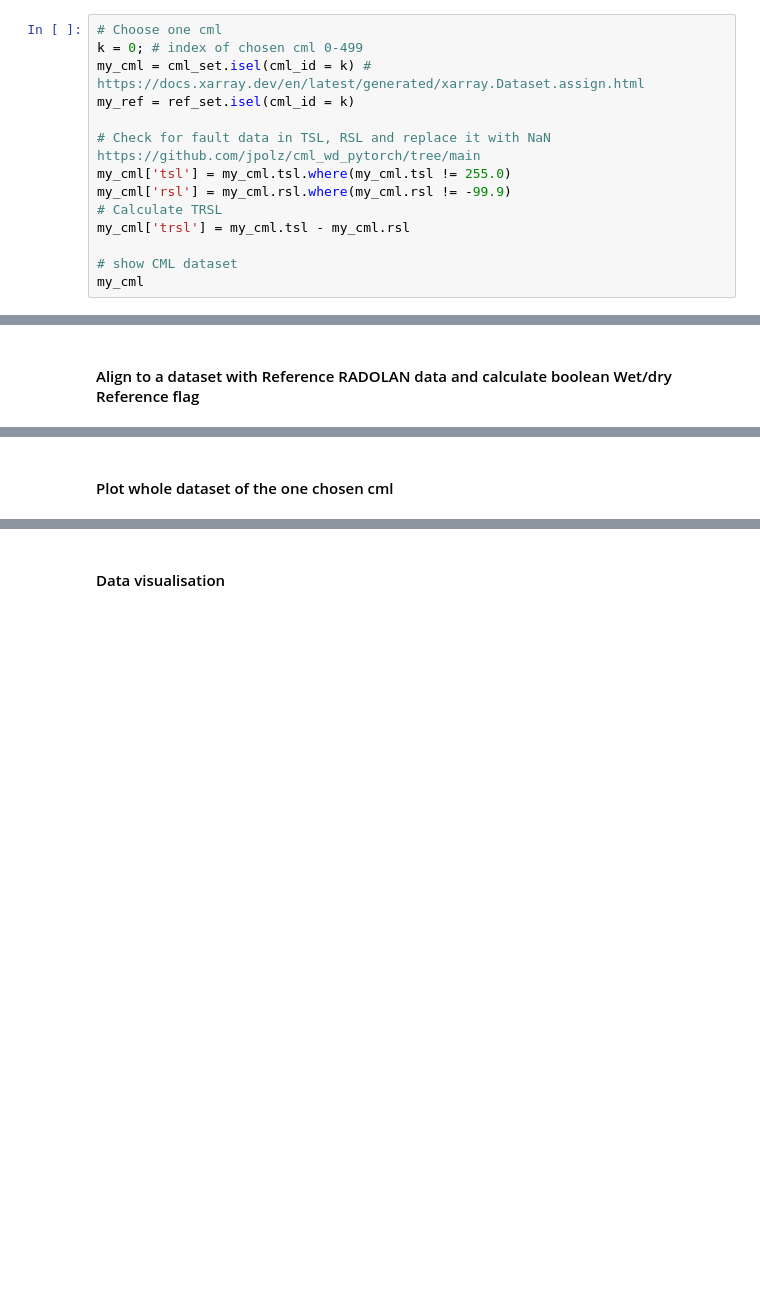
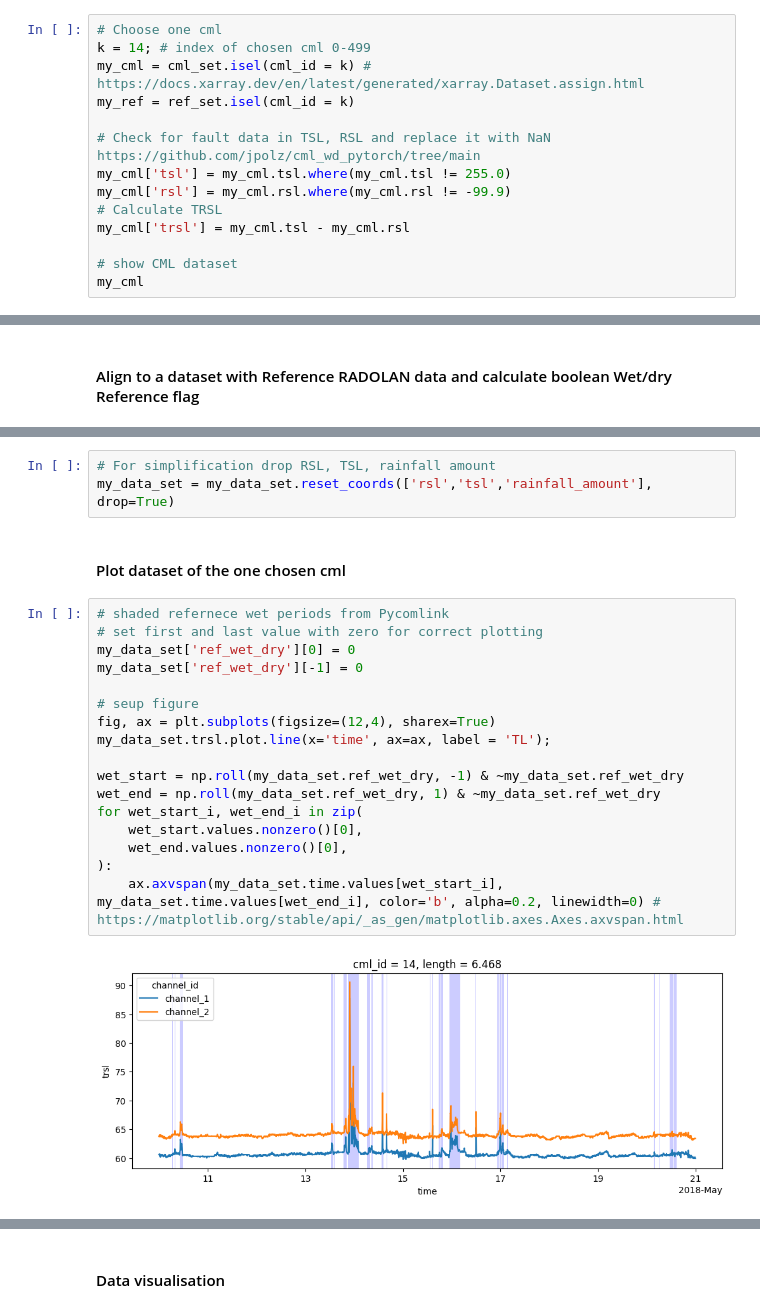
Before and after one commit to xkalet07/cml_wd_telcosense, a Jupyter notebook: attempt_01_dummy_data/my_train_cnn_1cml.ipynb, the cells around one changed output, grey strips where cells are left out. Cells and saved outputs as stored; diff of their text form; blank space fills up the shorter version.

Commit message:
updated README.md, Data preprocessing now working

```diff
--- a/attempt_01_dummy_data/my_train_cnn_1cml.ipynb
+++ b/attempt_01_dummy_data/my_train_cnn_1cml.ipynb
@@ -51,7 +52,7 @@ All from pycomlink https://github.com/pycomlink/pycomlink/blob/master/notebooks/
 #### Choose one CML, repair fault data and calculate TRSL
 # %%
 # Choose one cml
-k = 0; # index of chosen cml 0-499
+k = 14; # index of chosen cml 0-499
 my_cml = cml_set.isel(cml_id = k) # https://docs.xarray.dev/en/latest/generated/xarray.Dataset.assign.html
 my_ref = ref_set.isel(cml_id = k)
 
@@ -92,4 +100,26 @@ my_data_set['ref_wet_dry'] = my_ref.rainfall_amount.where(my_ref.rainfall_amount
 # my_data_set
+# %%
+# For simplification drop RSL, TSL, rainfall amount
+my_data_set = my_data_set.reset_coords(['rsl','tsl','rainfall_amount'], drop=True)
 # %% [markdown]
-#### Plot whole dataset of the one chosen cml
+#### Plot dataset of the one chosen cml
+# %%
+# shaded refernece wet periods from Pycomlink
+# set first and last value with zero for correct plotting
+my_data_set['ref_wet_dry'][0] = 0
+my_data_set['ref_wet_dry'][-1] = 0
+
+# seup figure
+fig, ax = plt.subplots(figsize=(12,4), sharex=True)
+my_data_set.trsl.plot.line(x='time', ax=ax, label = 'TL');
+
+wet_start = np.roll(my_data_set.ref_wet_dry, -1) & ~my_data_set.ref_wet_dry
+wet_end = np.roll(my_data_set.ref_wet_dry, 1) & ~my_data_set.ref_wet_dry
+for wet_start_i, wet_end_i in zip(
+    wet_start.values.nonzero()[0],
+    wet_end.values.nonzero()[0],
+):
+    ax.axvspan(my_data_set.time.values[wet_start_i], my_data_set.time.values[wet_end_i], color='b', alpha=0.2, linewidth=0) # https://matplotlib.org/stable/api/_as_gen/matplotlib.axes.Axes.axvspan.html
+# %% [output]
+[figure, added]
 # %%
```
Also changed, not shown: parts of 36 cells of this notebook, 1 other file.
